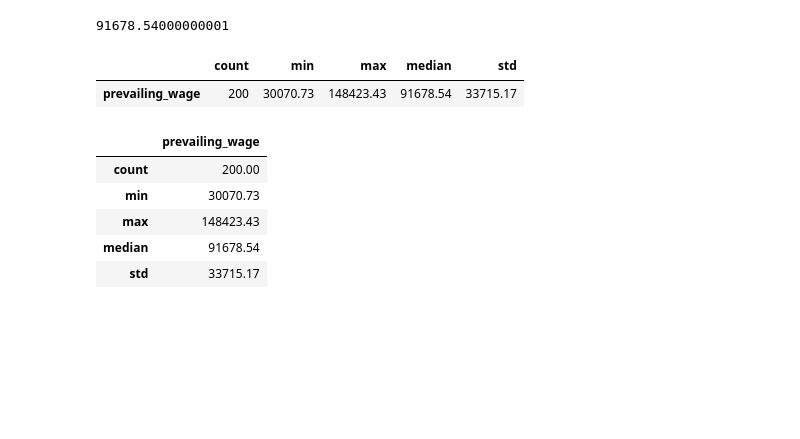
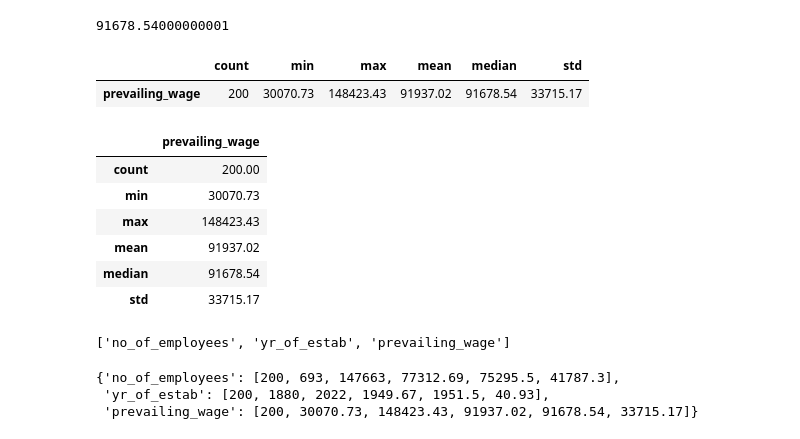
Before and after one commit to KishanDK/Python_sessions, a Jupyter notebook: EDA_4_Numerical_data_analysis.ipynb, the cells around one changed output. Saved outputs shown, nothing was run; the diff lists cells and outputs as text; code cells hidden in the pictures; blank space fills up the shorter version.

Commit message:
Updated EDA_4_Numerical_data_analysis notebook

```diff
--- a/EDA_4_Numerical_data_analysis.ipynb
+++ b/EDA_4_Numerical_data_analysis.ipynb
@@ -98,36 +114,65 @@ wage.median()
 # %%
 dict1 = {}                                                    #creating empty dictionary
 wage_count = round(visa_df['prevailing_wage'].count(),2)      # Counts how many values are in the column prevailing_wage and rounds it to 2 decimals.
 wage_min = round(visa_df['prevailing_wage'].min(),2)          #Finds the minimum wage value and rounds it.
-wage_max = round(visa_df['prevailing_wage'].max(),2)          #Finds the maximum wage value and rounds it.
+wage_max = round(visa_df['prevailing_wage'].max(),2)
+wage_mean = round(visa_df['prevailing_wage'].mean(),2)                                                     #Finds the maximum wage value and rounds it.
 wage_median = round(visa_df['prevailing_wage'].median(),2)    #Finds the median (middle) wage value and rounds it.
 wage_std = round(visa_df['prevailing_wage'].std(),2)
 dict1['count']=wage_count
 dict1['min']=wage_min                                         #Stores all the calculated values into the dictionary with proper keys.
 dict1['max']=wage_max
+dict1['mean']=wage_mean
 dict1['median']=wage_median
 dict1['std']=wage_std
 dict1                                                         #Displays the dictionary with results.
 pd.DataFrame(dict1,index=['prevailing_wage'])                 #Converts the dictionary into a DataFrame (table) with one row named "prevailing_wage".
 # %% [output]
-|  | count | min | max | median | std |
-| prevailing_wage | 200 | 30070.73 | 148423.43 | 91678.54 | 33715.17 |
+|  | count | min | max | mean | median | std |
+| prevailing_wage | 200 | 30070.73 | 148423.43 | 91937.02 | 91678.54 | 33715.17 |
 # %%
 wage_count = round(visa_df['prevailing_wage'].count(),2)
 wage_min = round(visa_df['prevailing_wage'].min(),2)
 wage_max = round(visa_df['prevailing_wage'].max(),2)
+wage_mean = round(visa_df['prevailing_wage'].mean(),2)
 wage_median = round(visa_df['prevailing_wage'].median(),2)
 wage_std = round(visa_df['prevailing_wage'].std(),2)
 
-list1 = [wage_count,wage_min,wage_max,wage_median,wage_std]
+list1 = [wage_count,wage_min,wage_max,wage_mean,wage_median,wage_std]
 
 pd.DataFrame(list1,
              columns = ['prevailing_wage'],
-             index = ['count','min','max','median','std'])
+             index = ['count','min','max','mean','median','std'])
 # %% [output]
 |  | prevailing_wage |
 | count | 200.00 |
 | min | 30070.73 |
 | max | 148423.43 |
+| mean | 91937.02 |
 | median | 91678.54 |
 | std | 33715.17 |
+# %%
+#step-1: numerical column list
+dtypes=dict(visa_df.dtypes)
+num=[i for i in dtypes if dtypes[i]!='O']
+print(num)
+
+dict1={}
+for i in num:
+    count=round(visa_df[i].count(),2)
+    MIN=round(visa_df[i].min(),2)
+    MAX=round(visa_df[i].max(),2)
+    mean=round(visa_df[i].mean(),2)
+    median=round(visa_df[i].median(),2)
+    std=round(visa_df[i].std(),2)
+    list1=[count,MIN,MAX,mean,median,std]
+    dict1[i]=list1
+
+df=pd.DataFrame(dict1,
+             index=['count','min','max','mean','median','std'])
+dict1
+# %% [output]
+['no_of_employees', 'yr_of_estab', 'prevailing_wage']
+{'no_of_employees': [200, 693, 147663, 77312.69, 75295.5, 41787.3],
+ 'yr_of_estab': [200, 1880, 2022, 1949.67, 1951.5, 40.93],
+ 'prevailing_wage': [200, 30070.73, 148423.43, 91937.02, 91678.54, 33715.17]}
```
Also changed, not shown: parts of 32 cells of this notebook.
